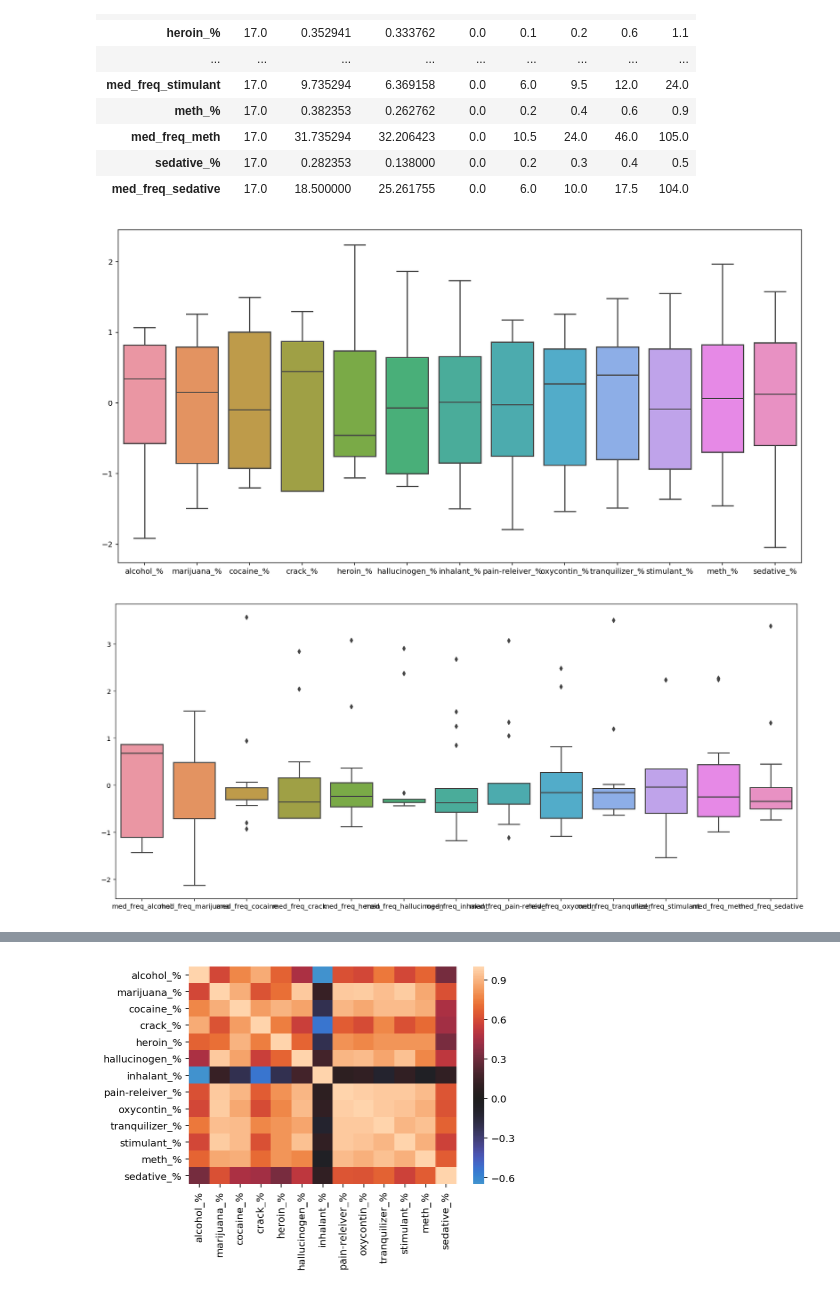
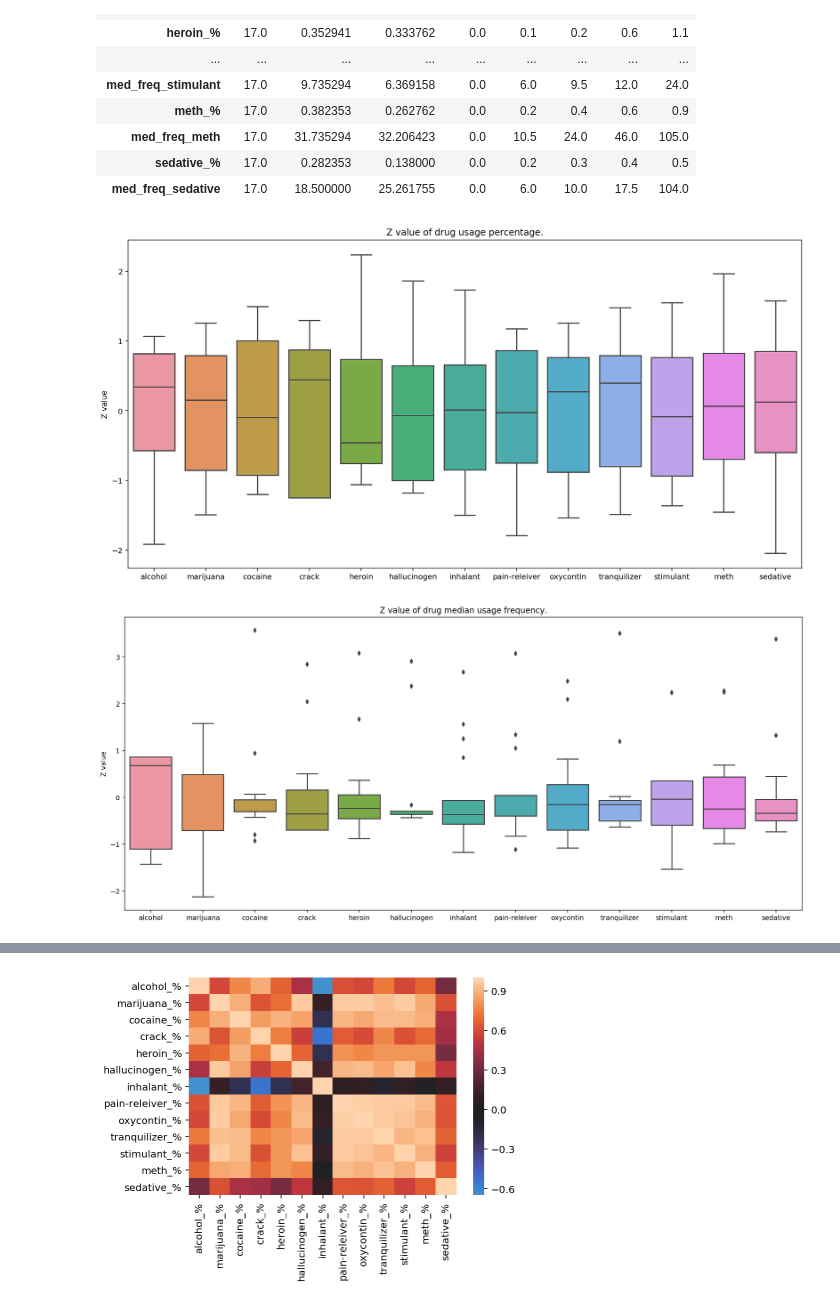
Before and after one commit to yingkh/dsi-sg-03-projects, a Jupyter notebook: project-two/kaho-project2.ipynb, the cells around one changed output, grey strips where cells are left out. Drawn from its saved outputs; the diff is of its cells as text; code cells hidden in the pictures.

Commit message:
Correct labels in graphs.

```diff
--- a/project-two/kaho-project2.ipynb
+++ b/project-two/kaho-project2.ipynb
@@ -631,22 +631,28 @@ df_drug_use.describe().T
 # %%
 # Compare distributions using standard values across percentage and median frequency.
 list_column_percent = [drug+'_%' for drug in drugs]
 df_percent = df_drug_use[list_column_percent]
 df_percent_stand = (df_percent - df_percent.mean()) / df_percent.std()
 plt.figure(figsize = (16, 8))
-sns.boxplot(data = df_percent_stand, order = list_column_percent)
+ax_pct_boxplot = sns.boxplot(data = df_percent_stand, order = list_column_percent)
+ax_pct_boxplot.set_xticklabels(drugs)
+ax_pct_boxplot.set_title('Z value of drug usage percentage.')
+ax_pct_boxplot.set_ylabel('Z value')
 plt.show()
 # %% [output]
-[figure, old version]
+[figure, new version]
 # %%
 list_column_freq = ['med_freq_'+drug for drug in drugs]
 df_freq = df_drug_use[list_column_freq]
 df_freq_stand = (df_freq - df_freq.mean()) / df_freq.std()
 plt.figure(figsize = (18, 8))
-sns.boxplot(data = df_freq_stand, order = list_column_freq)
+ax_freq_boxplot = sns.boxplot(data = df_freq_stand, order = list_column_freq)
+ax_freq_boxplot.set_xticklabels(drugs)
+ax_freq_boxplot.set_title('Z value of drug median usage frequency.')
+ax_freq_boxplot.set_ylabel('Z value')
 plt.show()
 # %% [output]
-[figure, old version]
+[figure, new version]
 # %%
 for drug in drugs:
     plt.figure(figsize = (10, 10))
```
Also changed, not shown: parts of 5 cells of this notebook.
